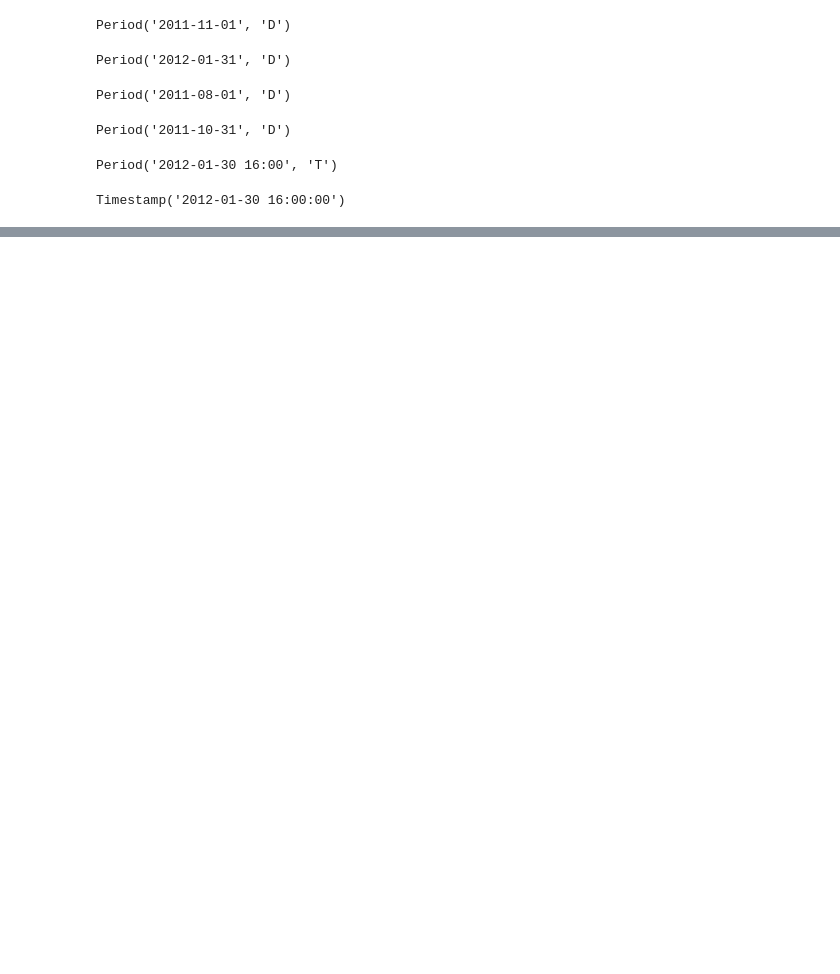
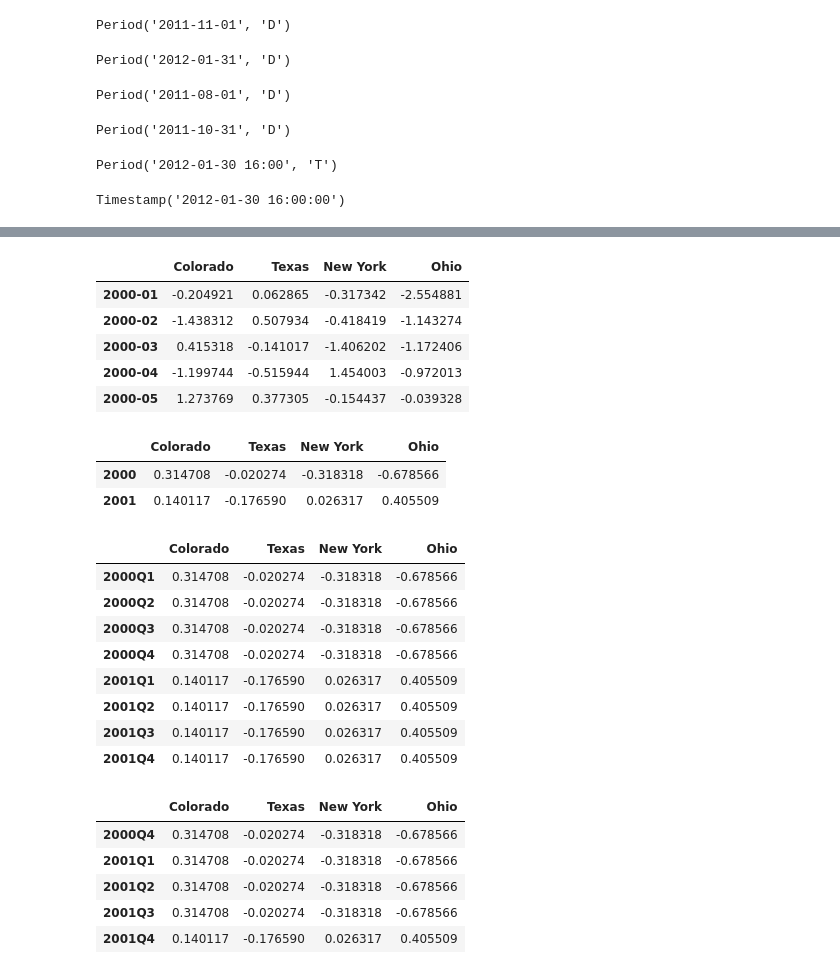
Before and after one commit to Roooooobin/Python-for-Data-Analysis-Practice, a Jupyter notebook: Time Series.ipynb, the cells around one changed output, grey strips where cells are left out. Cells and saved outputs as stored; diff of their text form; code cells hidden in the pictures; blank space fills up the shorter version.

```diff
--- a/Time Series.ipynb
+++ b/Time Series.ipynb
@@ -769,0 +905,36 @@ Freq: D, dtype: float64
+# %%
+# resampling with periods
+frame = pd.DataFrame(np.random.randn(24, 4),
+                     index=pd.period_range('1-2000', '12-2001',
+                                           freq='M'),
+                     columns=['Colorado', 'Texas', 'New York', 'Ohio'])
+frame[:5]
+annual_frame = frame.resample('A-DEC').mean()
+annual_frame
+annual_frame.resample('Q-DEC').ffill()
+annual_frame.resample('Q-DEC', convention='end').ffill()
+# %% [output]
+|  | Colorado | Texas | New York | Ohio |
+| 2000-01 | -0.204921 | 0.062865 | -0.317342 | -2.554881 |
+| 2000-02 | -1.438312 | 0.507934 | -0.418419 | -1.143274 |
+| 2000-03 | 0.415318 | -0.141017 | -1.406202 | -1.172406 |
+| 2000-04 | -1.199744 | -0.515944 | 1.454003 | -0.972013 |
+| 2000-05 | 1.273769 | 0.377305 | -0.154437 | -0.039328 |
+|  | Colorado | Texas | New York | Ohio |
+| 2000 | 0.314708 | -0.020274 | -0.318318 | -0.678566 |
+| 2001 | 0.140117 | -0.176590 | 0.026317 | 0.405509 |
+|  | Colorado | Texas | New York | Ohio |
+| 2000Q1 | 0.314708 | -0.020274 | -0.318318 | -0.678566 |
+| 2000Q2 | 0.314708 | -0.020274 | -0.318318 | -0.678566 |
+| 2000Q3 | 0.314708 | -0.020274 | -0.318318 | -0.678566 |
+| 2000Q4 | 0.314708 | -0.020274 | -0.318318 | -0.678566 |
+| 2001Q1 | 0.140117 | -0.176590 | 0.026317 | 0.405509 |
+| 2001Q2 | 0.140117 | -0.176590 | 0.026317 | 0.405509 |
+| 2001Q3 | 0.140117 | -0.176590 | 0.026317 | 0.405509 |
+| 2001Q4 | 0.140117 | -0.176590 | 0.026317 | 0.405509 |
+|  | Colorado | Texas | New York | Ohio |
+| 2000Q4 | 0.314708 | -0.020274 | -0.318318 | -0.678566 |
+| 2001Q1 | 0.314708 | -0.020274 | -0.318318 | -0.678566 |
+| 2001Q2 | 0.314708 | -0.020274 | -0.318318 | -0.678566 |
+| 2001Q3 | 0.314708 | -0.020274 | -0.318318 | -0.678566 |
+| 2001Q4 | 0.140117 | -0.176590 | 0.026317 | 0.405509 |
```
Also changed, not shown: parts of 15 cells of this notebook.
